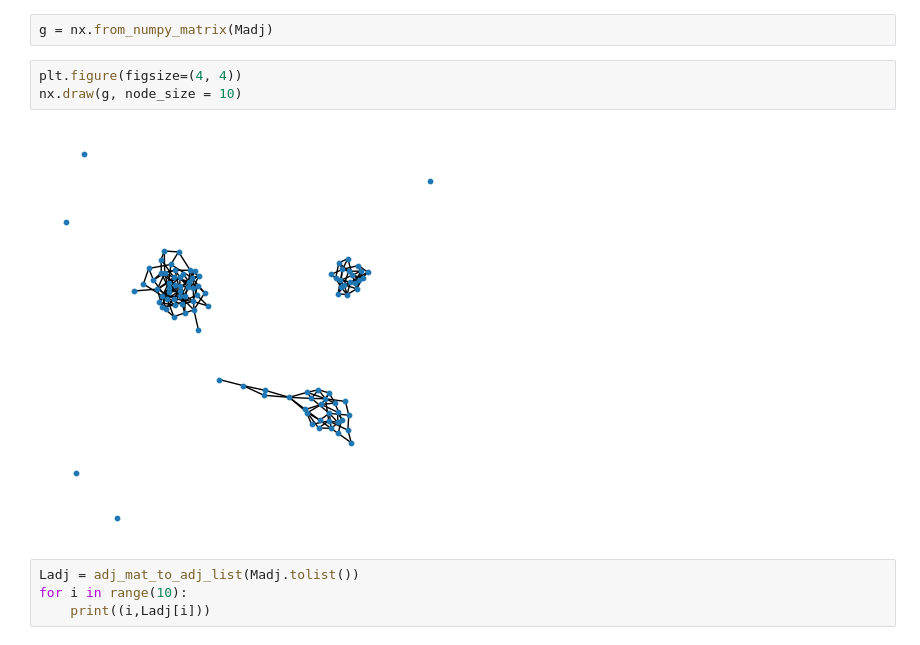
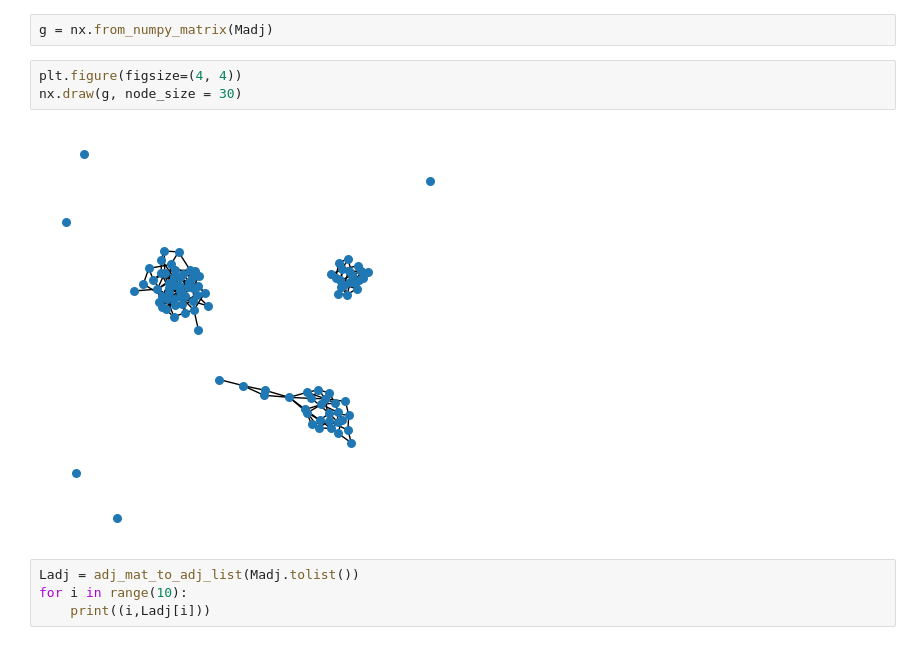
Before and after one commit to dmitry-grigorev/AlgoAnalysisDevelopment, a Jupyter notebook: Task5/task5notebook.ipynb, the cells around one changed output. Drawn from its saved outputs; the diff is of its cells as text.

```diff
--- a/Task5/task5notebook.ipynb
+++ b/Task5/task5notebook.ipynb
@@ -18,9 +18,9 @@ Madj = sp.linalg.block_diag(Madj1, Madj2, Madj3)
 g = nx.from_numpy_matrix(Madj)
 # %%
 plt.figure(figsize=(4, 4))
-nx.draw(g, node_size = 10)
+nx.draw(g, node_size = 30)
 # %% [output]
-[figure, old version]
+[figure, new version]
 # %%
 Ladj = adj_mat_to_adj_list(Madj.tolist())
 for i in range(10):
```
Also changed, not shown: parts of 5 cells of this notebook, 1 other file.
